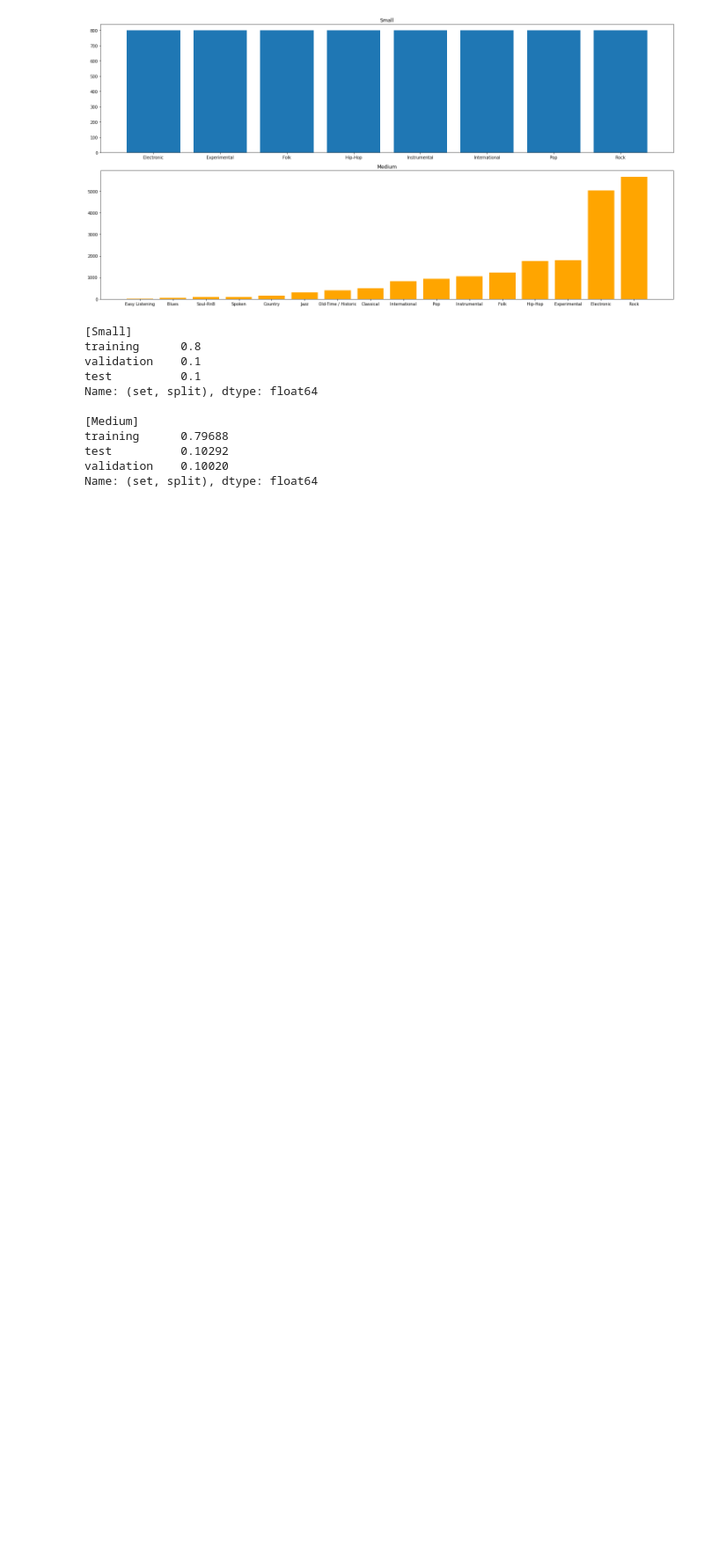
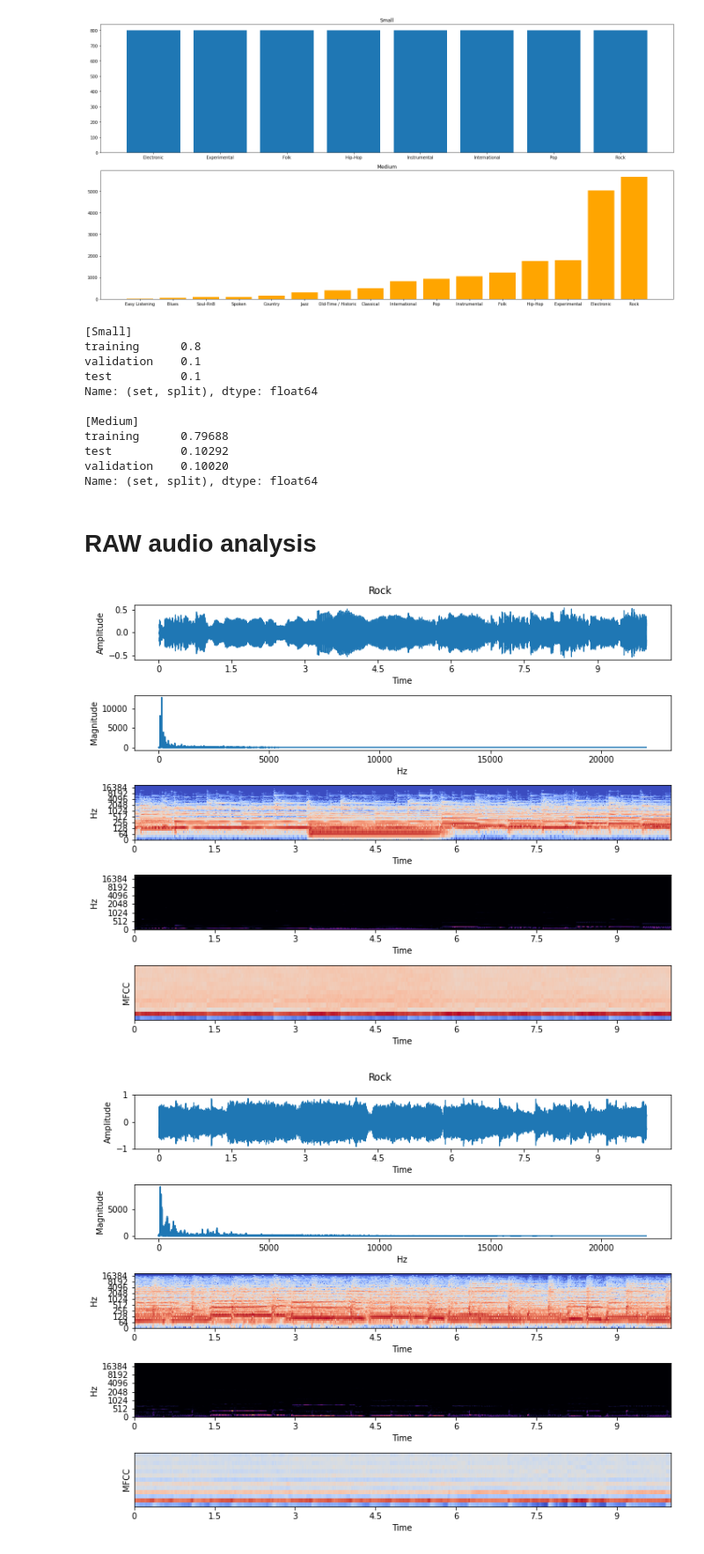
Before and after one commit to saiteki-kai/music-classification, a Jupyter notebook: analysis.ipynb, the cells around one changed output. Shown at 88% size. Cells and saved outputs as stored; diff of their text form; code cells hidden in the pictures; blank space fills up the shorter version.

```diff
--- a/analysis.ipynb
+++ b/analysis.ipynb
@@ -128,3 +52,5 @@ training      0.79688
 test          0.10292
 validation    0.10020
 Name: (set, split), dtype: float64
+# %% [markdown]
+# RAW audio analysis
@@ -130,0 +59,42 @@ Name: (set, split), dtype: float64
+# %%
+examples = [
+    {"filename": files[0], "genre": "Rock"},
+    {"filename": files[25], "genre": "Rock"},
+    {"filename": files[1], "genre": "Electronic"},
+    {"filename": files[23], "genre": "Instrumental"},
+    {"filename": files[99], "genre": "Pop"}
+]
+# %%
+def plot_signal(filepath, seconds=10, title=None):
+    y, sr = librosa.load(filepath, sr=None, mono=True)
+
+    y = y[:sr * seconds]
+
+    fft = np.abs(np.fft.fft(y))
+    stft = librosa.stft(y, hop_length=512)
+    mel = librosa.feature.melspectrogram(sr=sr, S=np.abs(stft) ** 2)
+    stft_log = librosa.amplitude_to_db(np.abs(stft))
+    mfcc = librosa.feature.mfcc(S=librosa.power_to_db(mel), n_mfcc=13)
+
+    fig, axes = plt.subplots(5, 1, figsize=(10, 8))
+
+    librosa.display.waveshow(y, sr=sr, ax=axes[0], x_axis="time")
+    axes[1].plot(np.linspace(0, sr, len(fft))[:int(len(fft) / 2)], fft[:int(len(fft) / 2)])
+    librosa.display.specshow(stft_log, sr=sr, ax=axes[2], x_axis="time", y_axis="log")
+    librosa.display.specshow(mel, sr=sr, ax=axes[3], x_axis="time", y_axis="mel")
+    librosa.display.specshow(mfcc, sr=sr, ax=axes[4], x_axis="time")
+
+    axes[0].set_ylabel("Amplitude")
+    axes[1].set_ylabel("Magnitude")
+    axes[1].set_xlabel("Hz")
+    axes[4].set_ylabel("MFCC")
+
+    fig.suptitle(title)
+    fig.tight_layout()
+    fig.show()
+# %%
+for e in examples:
+    plot_signal(e["filename"], title=e["genre"])
+# %% [output]
+[figure, added]
+[figure, added]
```
Also changed, not shown: parts of 15 cells of this notebook, 2 other files.
